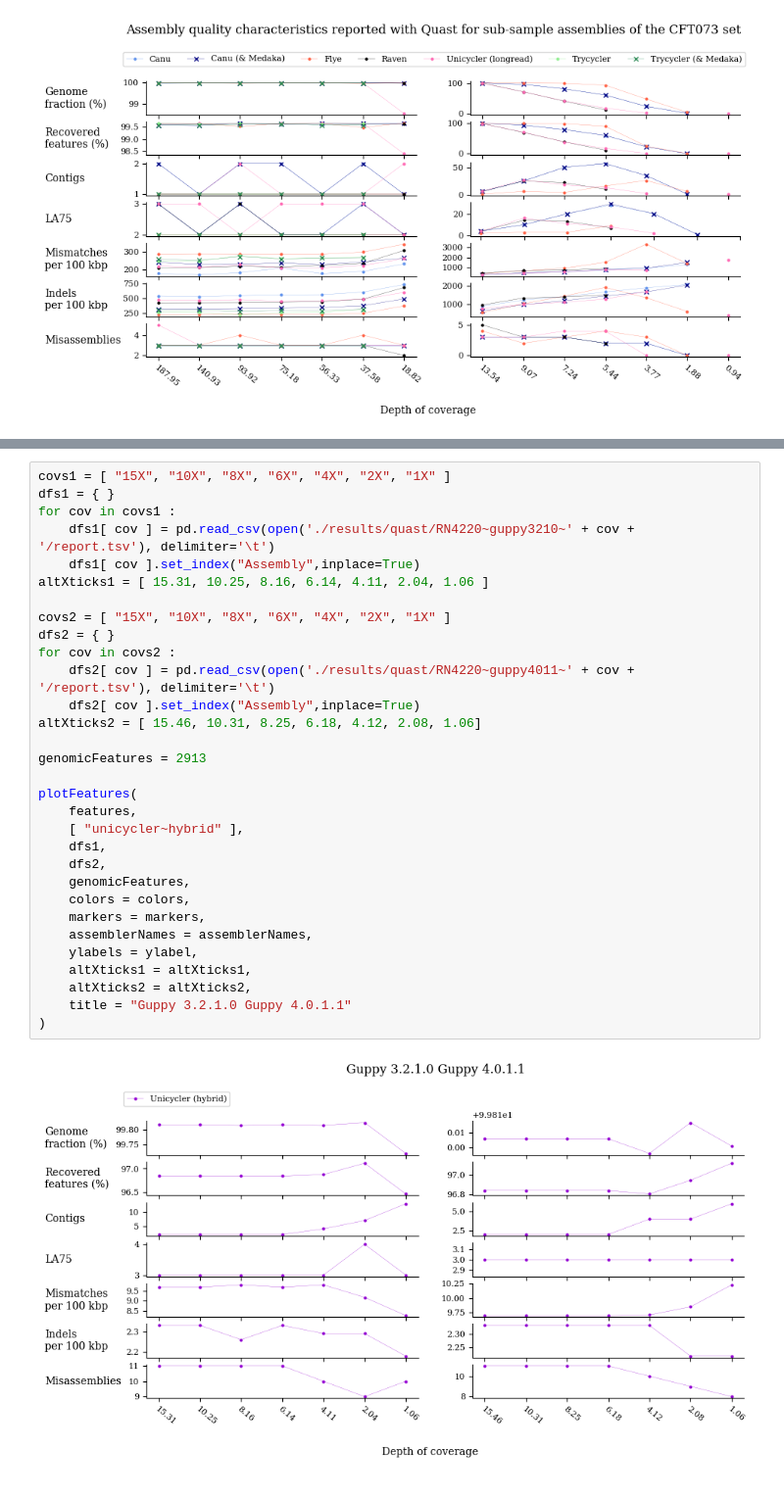
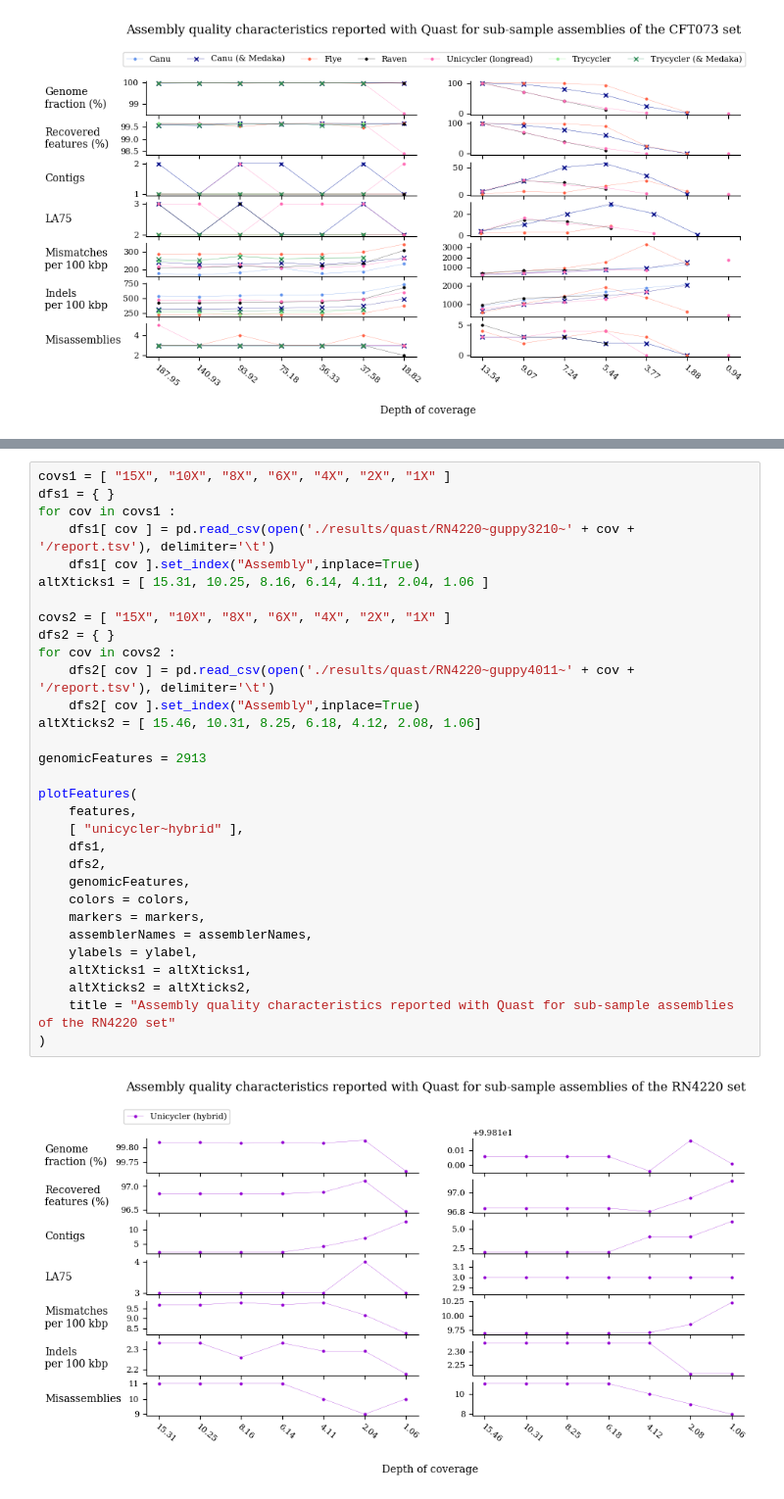
Before and after one commit to Integrative-Transcriptomics/TechnicalReport-AssemblyBestPractice, a Jupyter notebook: S9_subsampleAssemblyQualityVisualization.ipynb, the cells around one changed output, grey strips where cells are left out. Shown at 98% size. Saved outputs shown, nothing was run; the diff lists cells and outputs as text.

```diff
--- a/S9_subsampleAssemblyQualityVisualization.ipynb
+++ b/S9_subsampleAssemblyQualityVisualization.ipynb
@@ -373,32 +373,32 @@ plotFeatures(
 covs1 = [ "15X", "10X", "8X", "6X", "4X", "2X", "1X" ]
 dfs1 = { }
 for cov in covs1 :
     dfs1[ cov ] = pd.read_csv(open('./results/quast/RN4220~guppy3210~' + cov + '/report.tsv'), delimiter='\t')
     dfs1[ cov ].set_index("Assembly",inplace=True)
 altXticks1 = [ 15.31, 10.25, 8.16, 6.14, 4.11, 2.04, 1.06 ]
 
 covs2 = [ "15X", "10X", "8X", "6X", "4X", "2X", "1X" ]
 dfs2 = { }
 for cov in covs2 :
     dfs2[ cov ] = pd.read_csv(open('./results/quast/RN4220~guppy4011~' + cov + '/report.tsv'), delimiter='\t')
     dfs2[ cov ].set_index("Assembly",inplace=True)
 altXticks2 = [ 15.46, 10.31, 8.25, 6.18, 4.12, 2.08, 1.06]
 
 genomicFeatures = 2913
 
 plotFeatures(
     features,
     [ "unicycler~hybrid" ],
     dfs1,
     dfs2,
     genomicFeatures,
     colors = colors,
     markers = markers,
     assemblerNames = assemblerNames,
     ylabels = ylabel,
     altXticks1 = altXticks1,
     altXticks2 = altXticks2,
-    title = "Guppy 3.2.1.0 Guppy 4.0.1.1"
+    title = "Assembly quality characteristics reported with Quast for sub-sample assemblies of the RN4220 set"
 )
 # %% [output]
-[figure, old version]
+[figure, new version]
```
Also changed, not shown: parts of 1 cell of this notebook, 10 other files.
